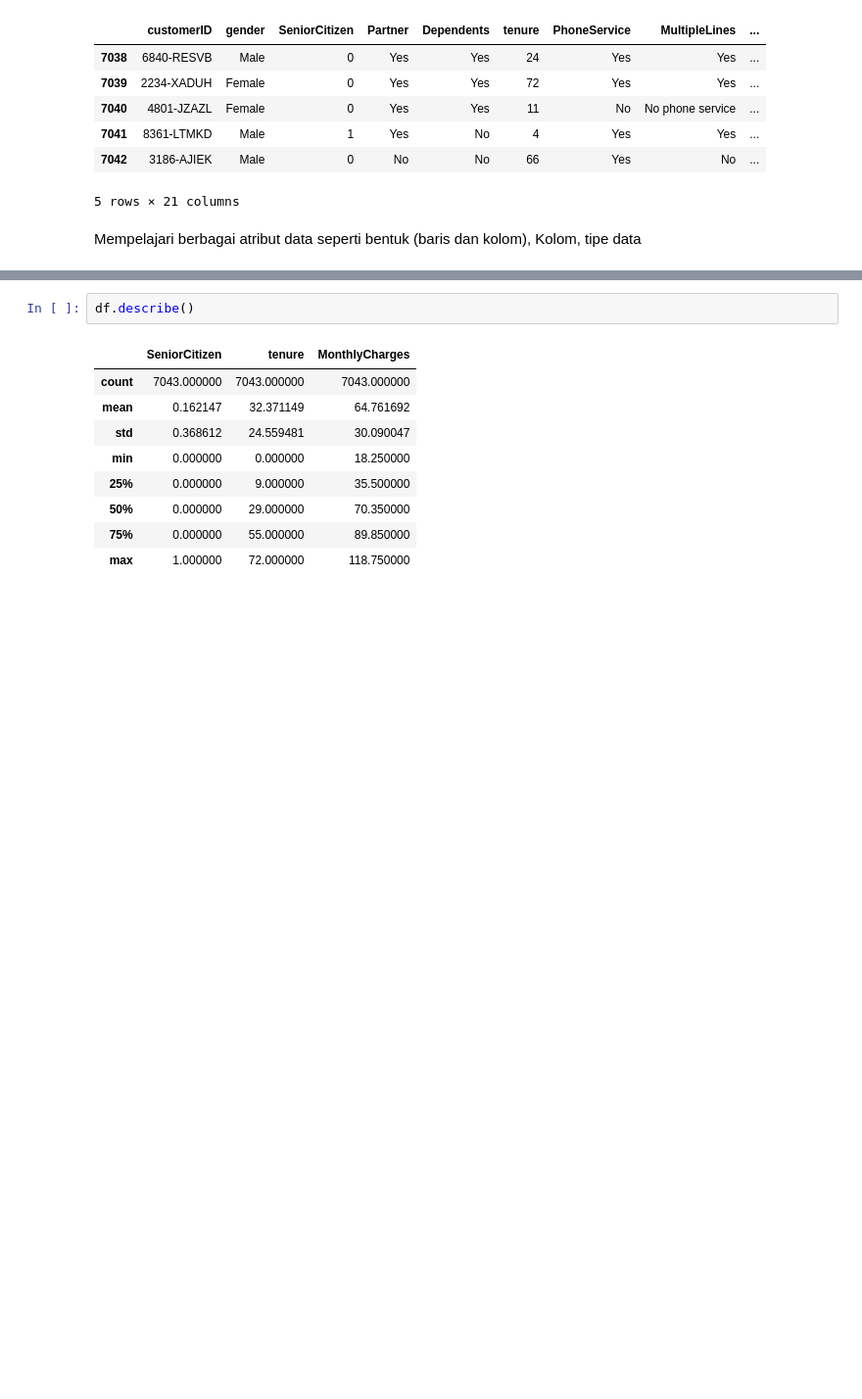
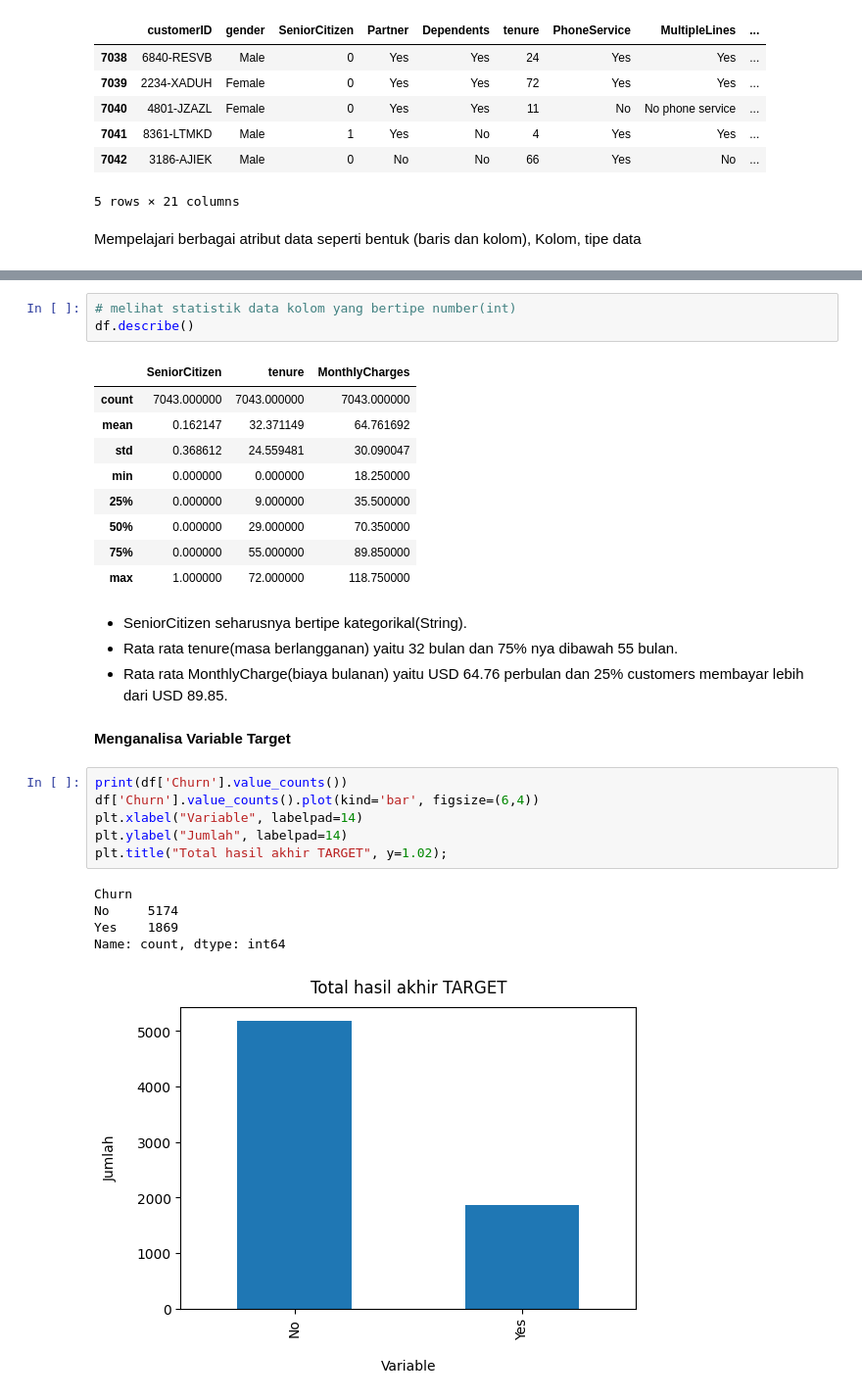
Before and after one commit to cevinpratama/MachineLearning, a Jupyter notebook: Classification/Churn_analysis/main.ipynb, the cells around one changed output, grey strips where cells are left out. Shown: that part at 98% size. Drawn from its saved outputs; the diff is of its cells as text; blank space fills up the shorter version.

Commit message:
feat(Classification/Churn): Add analysis logic for the Variable Target

```diff
--- a/Classification/Churn_analysis/main.ipynb
+++ b/Classification/Churn_analysis/main.ipynb
@@ -68,6 +71,7 @@ TotalCharges         object
 Churn                object
 dtype: object
 # %%
+# melihat statistik data kolom yang bertipe number(int)
 df.describe()
 # %% [output]
 |  | SeniorCitizen | tenure | MonthlyCharges |
@@ -79,3 +83,21 @@ df.describe()
 | 50% | 0.000000 | 29.000000 | 70.350000 |
 | 75% | 0.000000 | 55.000000 | 89.850000 |
 | max | 1.000000 | 72.000000 | 118.750000 |
+# %% [markdown]
+- SeniorCitizen seharusnya bertipe kategorikal(String).
+- Rata rata tenure(masa berlangganan) yaitu 32 bulan dan 75% nya dibawah 55 bulan.
+- Rata rata MonthlyCharge(biaya bulanan) yaitu USD 64.76 perbulan dan 25% customers membayar lebih dari USD 89.85.
+# %% [markdown]
+**Menganalisa Variable Target**
+# %%
+print(df['Churn'].value_counts())
+df['Churn'].value_counts().plot(kind='bar', figsize=(6,4))
+plt.xlabel("Variable", labelpad=14)
+plt.ylabel("Jumlah", labelpad=14)
+plt.title("Total hasil akhir TARGET", y=1.02);
+# %% [output]
+Churn
+No     5174
+Yes    1869
+Name: count, dtype: int64
+[figure, added]
```
Also changed, not shown: parts of 6 cells of this notebook, 1 other file.
